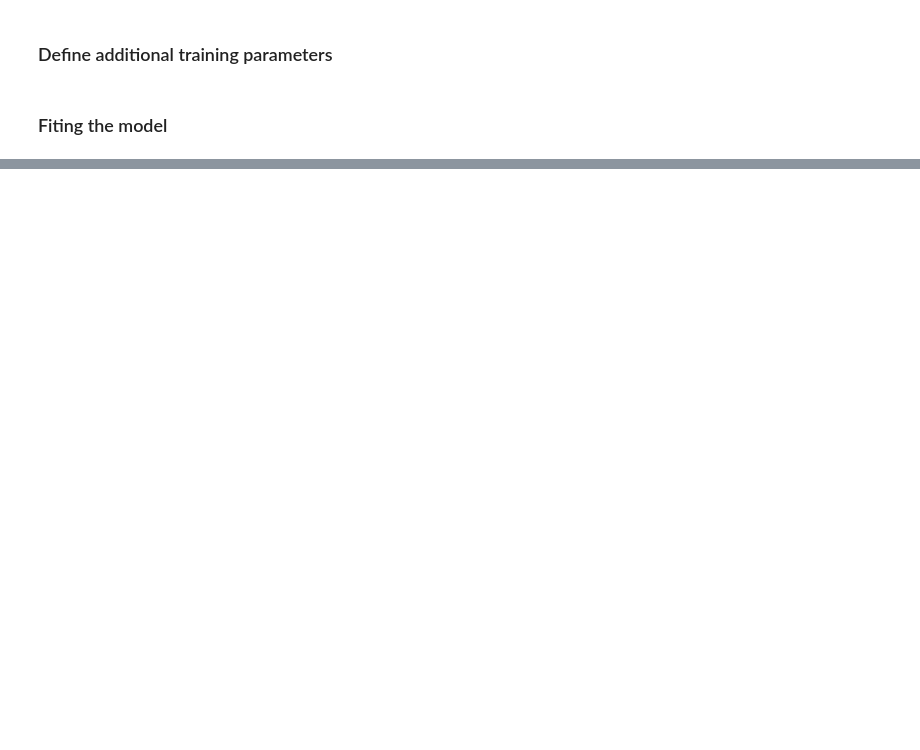
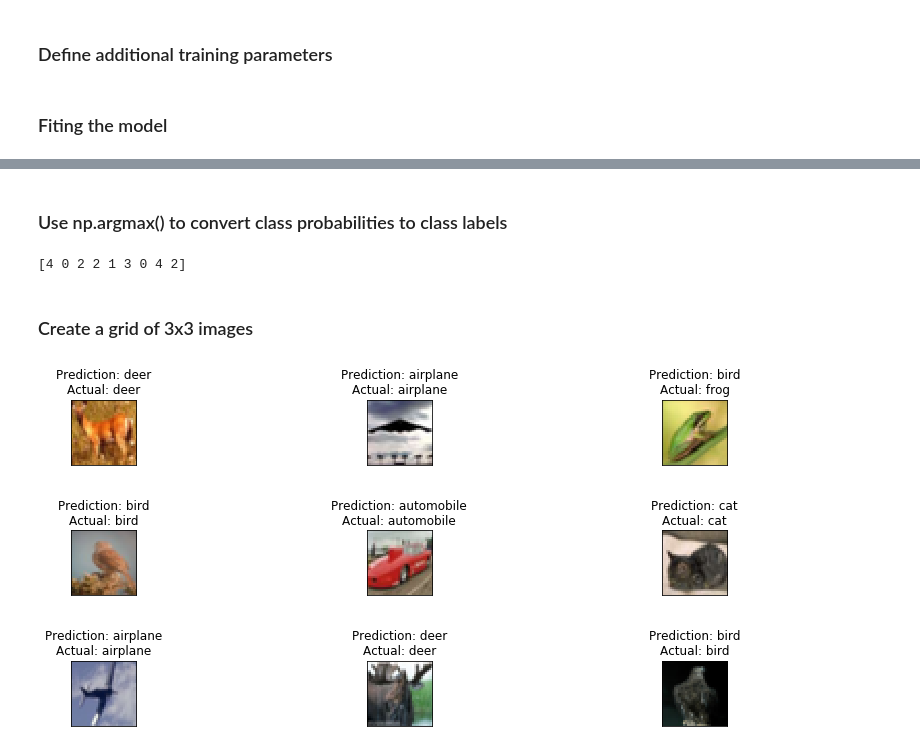
Before and after one commit to Shritesh99/Object_Detection_100DaysOfMLCode, a Jupyter notebook: Object Detection.ipynb, the cells around one changed output, grey strips where cells are left out. Cells and saved outputs as stored; diff of their text form; code cells hidden in the pictures; blank space fills up the shorter version.

```diff
--- a/Object Detection.ipynb
+++ b/Object Detection.ipynb
@@ -176,0 +199,2 @@ model.fit(X_train, Y_train, validation_data=(X_test, Y_test), epochs=epochs, bat
+# %%
+class_labels = dict(zip(classes, names))
@@ -176,0 +203,3 @@ model.fit(X_train, Y_train, validation_data=(X_test, Y_test), epochs=epochs, bat
+# %%
+batch = X_test[110:119]
+labels = np.argmax(Y_test[110:119],axis=-1)
@@ -176,0 +208,3 @@ model.fit(X_train, Y_train, validation_data=(X_test, Y_test), epochs=epochs, bat
+# %%
+predictions = model.predict(batch, verbose = 1)
+print (predictions)
@@ -176,0 +246,31 @@ model.fit(X_train, Y_train, validation_data=(X_test, Y_test), epochs=epochs, bat
+# %% [markdown]
+### Use np.argmax() to convert class probabilities to class labels
+# %%
+class_result = np.argmax(predictions,axis=-1)
+print(class_result)
+# %% [output]
+[4 0 2 2 1 3 0 4 2]
+# %% [markdown]
+### Create a grid of 3x3 images
+# %%
+fig, axs = plt.subplots(3, 3, figsize = (15, 6))
+fig.subplots_adjust(hspace = 1)
+axs = axs.flatten()
+
+for i, img in enumerate(batch):
+
+    # determine label for each prediction, set title
+    for key, value in class_labels.items():
+        if class_result[i] == key:
+            title = 'Prediction: {}\nActual: {}'.format(class_labels[key], class_labels[labels[i]])
+            axs[i].set_title(title)
+            axs[i].axes.get_xaxis().set_visible(False)
+            axs[i].axes.get_yaxis().set_visible(False)
+
+    # plot the image
+    axs[i].imshow(img)
+
+# show the plot
+plt.show()
+# %% [output]
+[figure, added]
```
Also changed, not shown: parts of 13 cells of this notebook.
